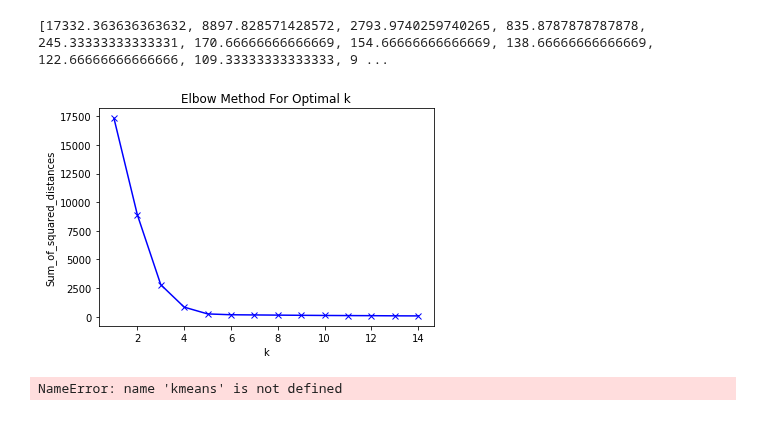
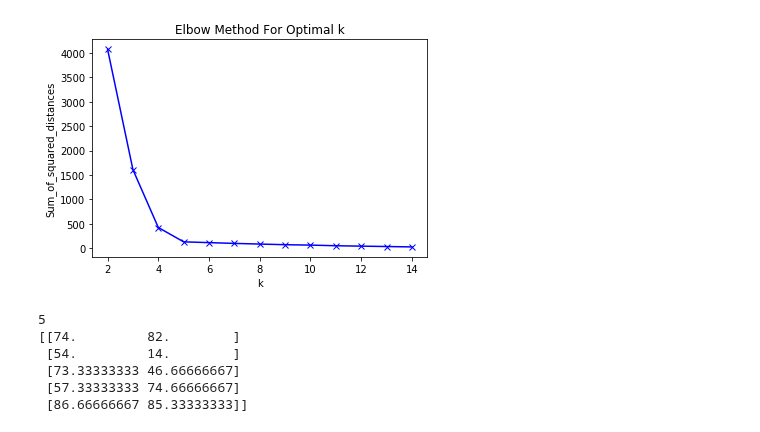
Before and after one commit to kiat/debs2019, a Jupyter notebook: src/notebooks/Test-2.ipynb, the cells around one changed output. Cells and saved outputs as stored; diff of their text form; code cells hidden in the pictures.

```diff
--- a/src/notebooks/Test-2.ipynb
+++ b/src/notebooks/Test-2.ipynb
@@ -95,20 +95,41 @@ plt.show()
 # %%
 Sum_of_squared_distances = []
-K = range(1,15)
+
+
+K = range(2,15)
 for k in K:
-    km = KMeans(n_clusters=k, random_state=0)
+    km = KMeans(n_clusters=k, max_iter=10, random_state=0)
     km = km.fit(setAgg)
     Sum_of_squared_distances.append(km.inertia_)
 
-print(Sum_of_squared_distances)
+# print(Sum_of_squared_distances)
 plt.plot(K, Sum_of_squared_distances, 'bx-')
 plt.xlabel('k')
 plt.ylabel('Sum_of_squared_distances')
 plt.title('Elbow Method For Optimal k')
 plt.show()
 
-print(kmeans.cluster_centers_)
+k=1
+for i in range(1, len(Sum_of_squared_distances)):
+    ratio=float((Sum_of_squared_distances[i-1])/Sum_of_squared_distances[i])
+    # print(ratio)
+    # 1.9 here is just a threshhold
+    if(ratio < 1.9):
+        k=i+1
+        break
+
+print(k)
+
+
+# final run
+km = KMeans(n_clusters=k, max_iter=10, random_state=0)
+km = km.fit(setAgg)
+print(km.cluster_centers_)
 # %% [output]
+[figure, new version]
-[17332.363636363632, 8897.828571428572, 2793.9740259740265, 835.8787878787878, 245.33333333333331, 170.66666666666669, 154.66666666666669, 138.66666666666669, 122.66666666666666, 109.33333333333333, 9 ...
+5
+[[74.         82.        ]
+ [54.         14.        ]
+ [73.33333333 46.66666667]
+ [57.33333333 74.66666667]
+ [86.66666667 85.33333333]]
-[figure, old version]
-NameError: name 'kmeans' is not defined
```
Also changed, not shown: parts of 2 cells of this notebook.
